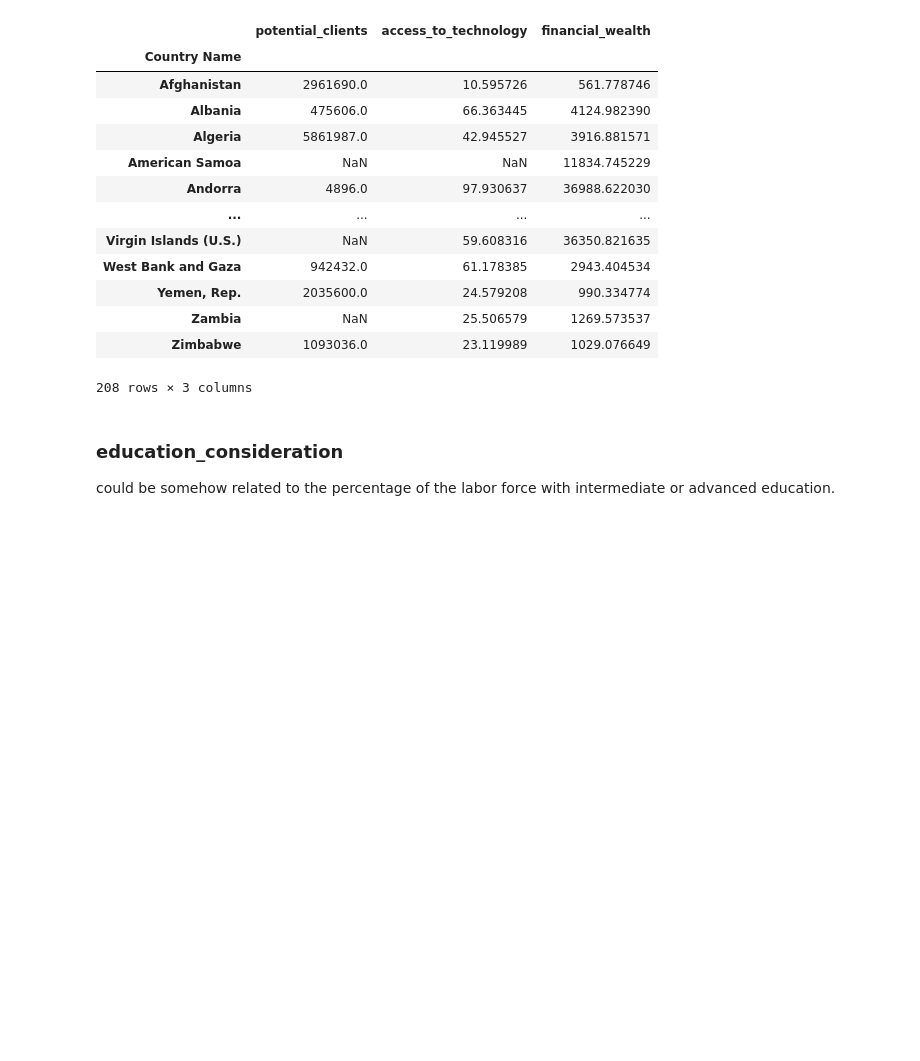
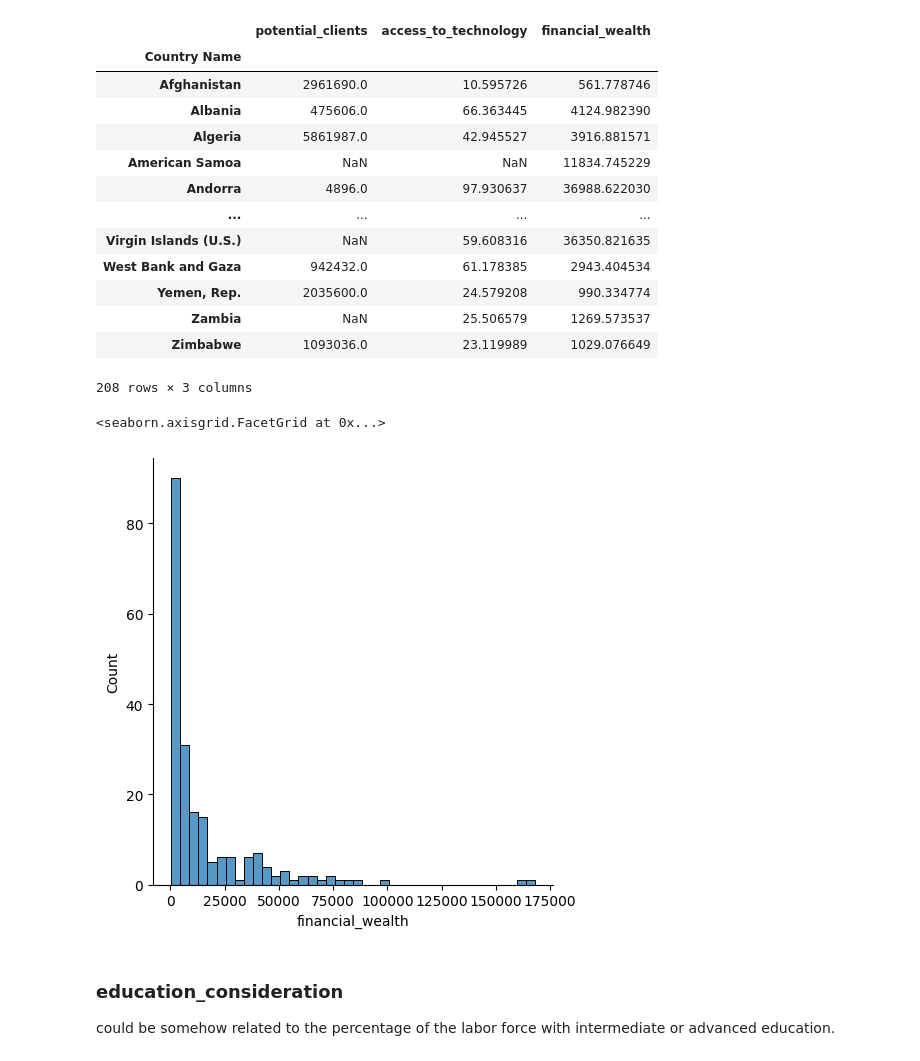
Before and after one commit to JulienfLeBoucher/OC_Edtech, a Jupyter notebook: LE-BOUCHER_Julien_1_notebook_122022.ipynb, the cells around one changed output. Cells and saved outputs as stored; diff of their text form; code cells hidden in the pictures; blank space fills up the shorter version.

```diff
--- a/LE-BOUCHER_Julien_1_notebook_122022.ipynb
+++ b/LE-BOUCHER_Julien_1_notebook_122022.ipynb
@@ -1705,6 +1716,11 @@ synth
 | Zambia | NaN | 25.506579 | 1269.573537 |
 | Zimbabwe | 1093036.0 | 23.119989 | 1029.076649 |
 208 rows × 3 columns
+# %%
+sns.displot(data=synth, x='financial_wealth', bins=40)
+# %% [output]
+<seaborn.axisgrid.FacetGrid at 0x...>
+[figure, added]
 # %% [markdown]
 ### education_consideration
 
```
Also changed, not shown: parts of 47 cells of this notebook.
